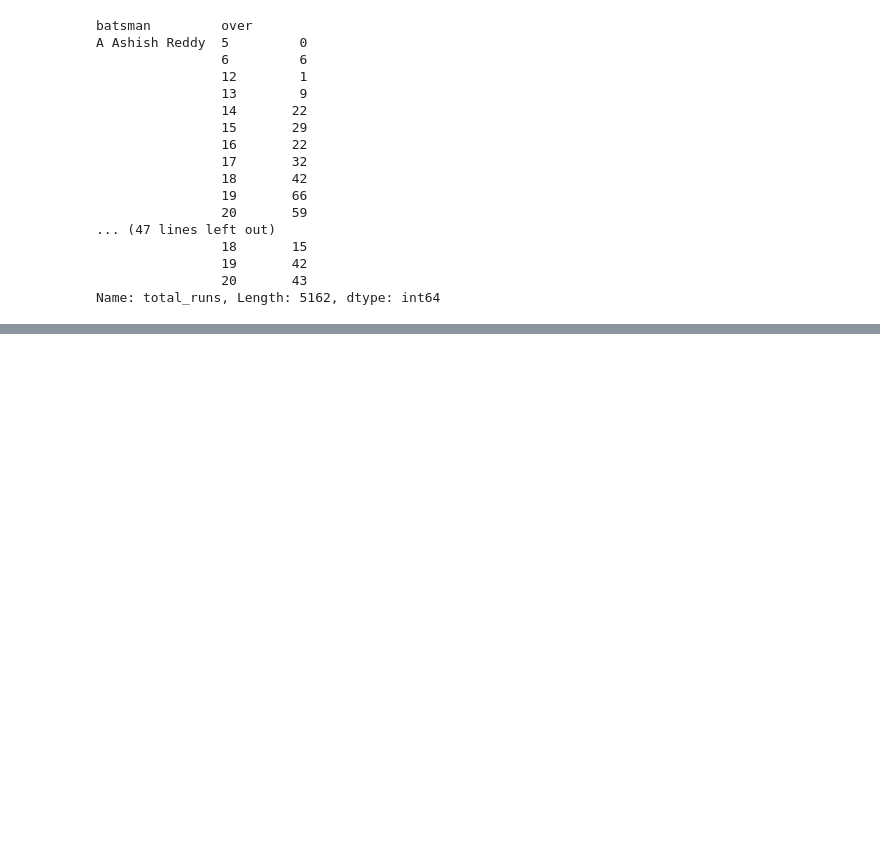
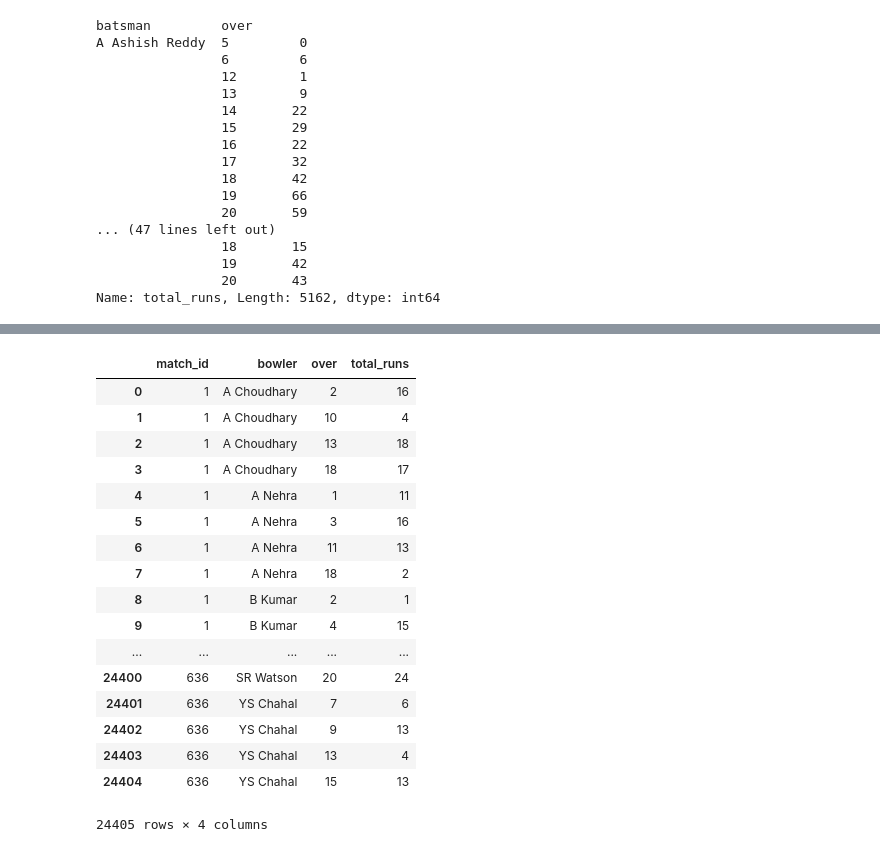
Before and after one commit to Ishita-Kedia/IPL_Analysis, a Jupyter notebook: 11.ipynb, the cells around one changed output, grey strips where cells are left out. Saved outputs shown, nothing was run; the diff lists cells and outputs as text; code cells hidden in the pictures; blank space fills up the shorter version.

```diff
--- a/11.ipynb
+++ b/11.ipynb
@@ -331,7 +333,7 @@ z
 | 275 | NJ Rimmington | 1 | 1 | 1 | 1 | 1 | 1 | 1 | 1 | ... |
 461 rows × 21 columns
 # %%
-bowl=data.groupby(['match_id','batsman','over'])['total_runs'].sum()
+bowl=data.groupby(['match_id','bowler','over'])['total_runs'].sum()
 bowl_eco=pd.DataFrame(bowl)
 # %%
 batsman_per_over = bowl_eco.reset_index()
@@ -363,0 +476,23 @@ a.to
+# %%
+bowl_eco.reset_index(inplace=True)
+# %%
+bowl_eco
+# %% [output]
+|  | match_id | bowler | over | total_runs |
+| 0 | 1 | A Choudhary | 2 | 16 |
+| 1 | 1 | A Choudhary | 10 | 4 |
+| 2 | 1 | A Choudhary | 13 | 18 |
+| 3 | 1 | A Choudhary | 18 | 17 |
+| 4 | 1 | A Nehra | 1 | 11 |
+| 5 | 1 | A Nehra | 3 | 16 |
+| 6 | 1 | A Nehra | 11 | 13 |
+| 7 | 1 | A Nehra | 18 | 2 |
+| 8 | 1 | B Kumar | 2 | 1 |
+| 9 | 1 | B Kumar | 4 | 15 |
+| ... | ... | ... | ... | ... |
+| 24400 | 636 | SR Watson | 20 | 24 |
+| 24401 | 636 | YS Chahal | 7 | 6 |
+| 24402 | 636 | YS Chahal | 9 | 13 |
+| 24403 | 636 | YS Chahal | 13 | 4 |
+| 24404 | 636 | YS Chahal | 15 | 13 |
+24405 rows × 4 columns
```
Also changed, not shown: parts of 25 cells of this notebook, 3 other files.
